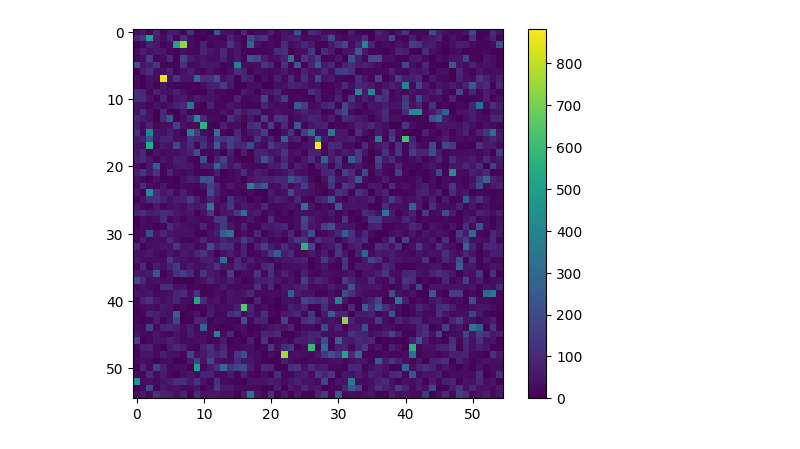
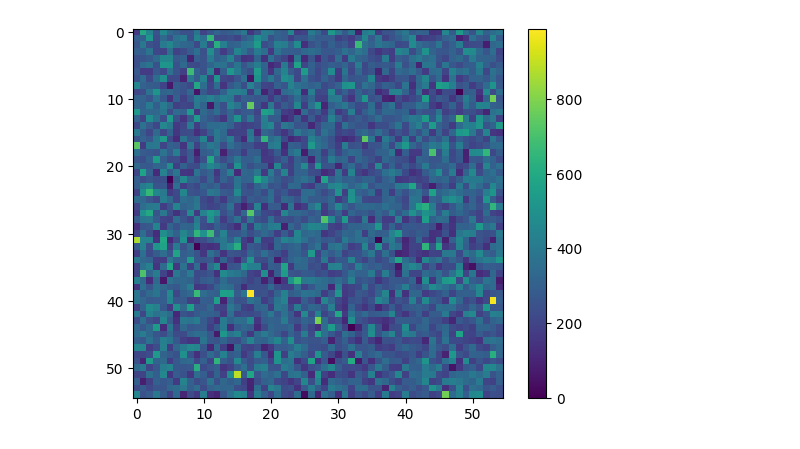
Before and after one commit to hy-wu/emc, a Jupyter notebook: c_out/div.ipynb, the cells around one changed output. Cells and saved outputs as stored; diff of their text form; code cells hidden in the pictures.

```diff
--- a/c_out/div.ipynb
+++ b/c_out/div.ipynb
@@ -23,9 +23,9 @@ data
 # %%
-filtered_data = data[data['t'] == 1e-7][data['k'] == 8]
+filtered_data = data[data['t'] == 1e-8][data['k'] == 8]
 T_values = filtered_data.pivot(index='j', columns='i', values='T')
 # plt.contour(T_values.columns, T_values.index, T_values.values, cmap='viridis')
 im = plt.imshow(T_values.values, cmap='viridis')
 plt.colorbar(im)
 plt.show()
 # %% [output]
-[figure, old version]
+[figure, new version]
```
Also changed, not shown: parts of 10 cells of this notebook, 2 other files.
